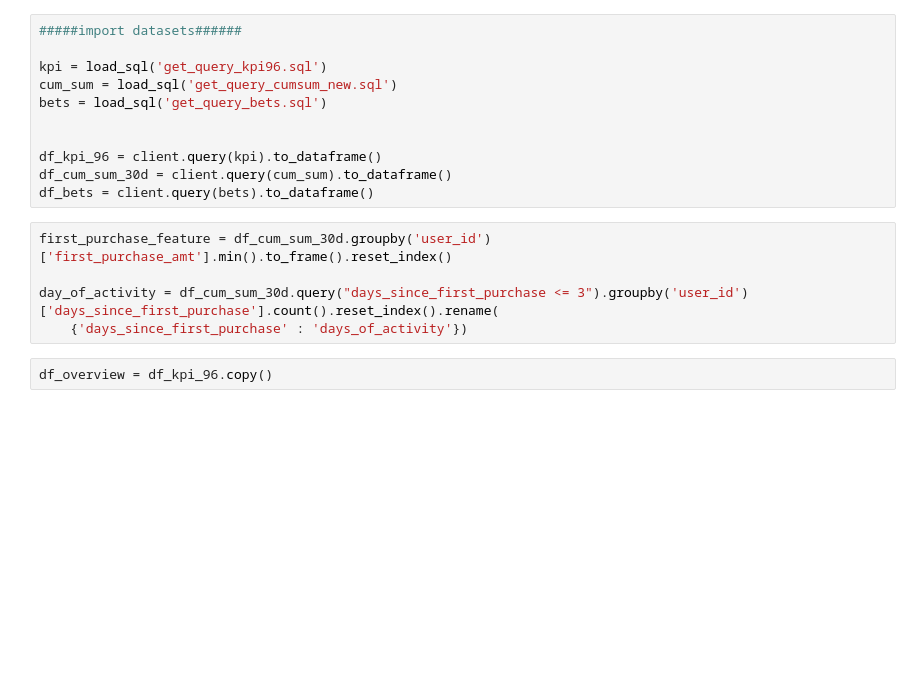
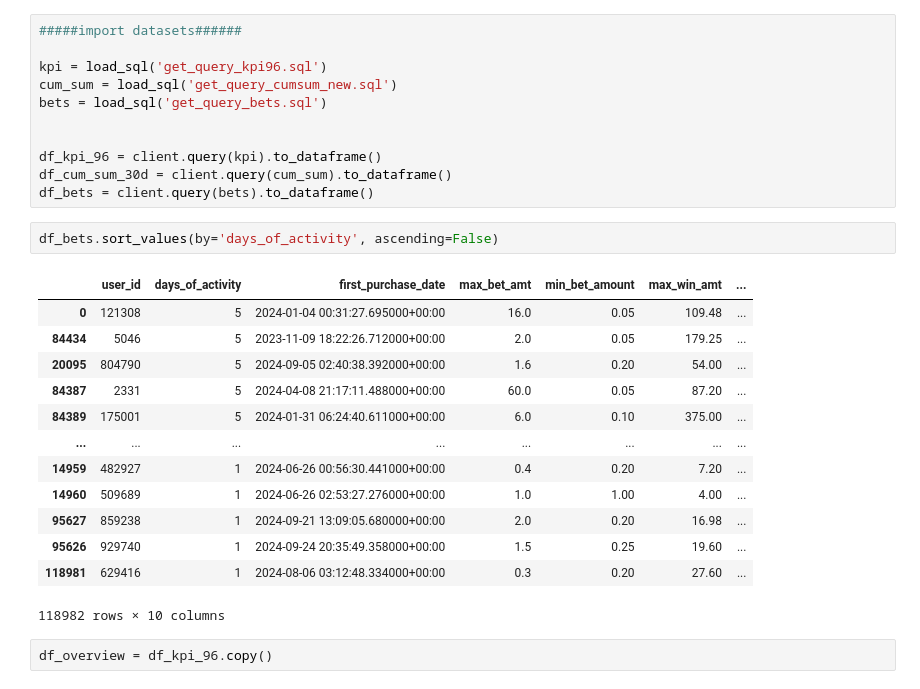
Before and after one commit to sunflower-games/data-models, a Jupyter notebook: potential_VIP/V1/research/1_pre_processing_research.ipynb, the cells around one changed output. Drawn from its saved outputs; the diff is of its cells as text; blank space fills up the shorter version.

```diff
--- a/potential_VIP/V1/research/1_pre_processing_research.ipynb
+++ b/potential_VIP/V1/research/1_pre_processing_research.ipynb
@@ -15,11 +15,22 @@ bets = load_sql('get_query_bets.sql')
 df_kpi_96 = client.query(kpi).to_dataframe()
 df_cum_sum_30d = client.query(cum_sum).to_dataframe()
 df_bets = client.query(bets).to_dataframe()
-# %%
-first_purchase_feature = df_cum_sum_30d.groupby('user_id')['first_purchase_amt'].min().to_frame().reset_index()
-
-day_of_activity = df_cum_sum_30d.query("days_since_first_purchase <= 3").groupby('user_id')['days_since_first_purchase'].count().reset_index().rename(
-    {'days_since_first_purchase' : 'days_of_activity'})
+# %%
+df_bets.sort_values(by='days_of_activity', ascending=False)
+# %% [output]
+|  | user_id | days_of_activity | first_purchase_date | max_bet_amt | min_bet_amount | max_win_amt | ... |
+| 0 | 121308 | 5 | 2024-01-04 00:31:27.695000+00:00 | 16.0 | 0.05 | 109.48 | ... |
+| 84434 | 5046 | 5 | 2023-11-09 18:22:26.712000+00:00 | 2.0 | 0.05 | 179.25 | ... |
+| 20095 | 804790 | 5 | 2024-09-05 02:40:38.392000+00:00 | 1.6 | 0.20 | 54.00 | ... |
+| 84387 | 2331 | 5 | 2024-04-08 21:17:11.488000+00:00 | 60.0 | 0.05 | 87.20 | ... |
+| 84389 | 175001 | 5 | 2024-01-31 06:24:40.611000+00:00 | 6.0 | 0.10 | 375.00 | ... |
+| ... | ... | ... | ... | ... | ... | ... | ... |
+| 14959 | 482927 | 1 | 2024-06-26 00:56:30.441000+00:00 | 0.4 | 0.20 | 7.20 | ... |
+| 14960 | 509689 | 1 | 2024-06-26 02:53:27.276000+00:00 | 1.0 | 1.00 | 4.00 | ... |
+| 95627 | 859238 | 1 | 2024-09-21 13:09:05.680000+00:00 | 2.0 | 0.20 | 16.98 | ... |
+| 95626 | 929740 | 1 | 2024-09-24 20:35:49.358000+00:00 | 1.5 | 0.25 | 19.60 | ... |
+| 118981 | 629416 | 1 | 2024-08-06 03:12:48.334000+00:00 | 0.3 | 0.20 | 27.60 | ... |
+118982 rows × 10 columns
 # %%
 df_overview = df_kpi_96.copy()
 # %%
```
Also changed, not shown: parts of 18 cells of this notebook, 19 other files.
